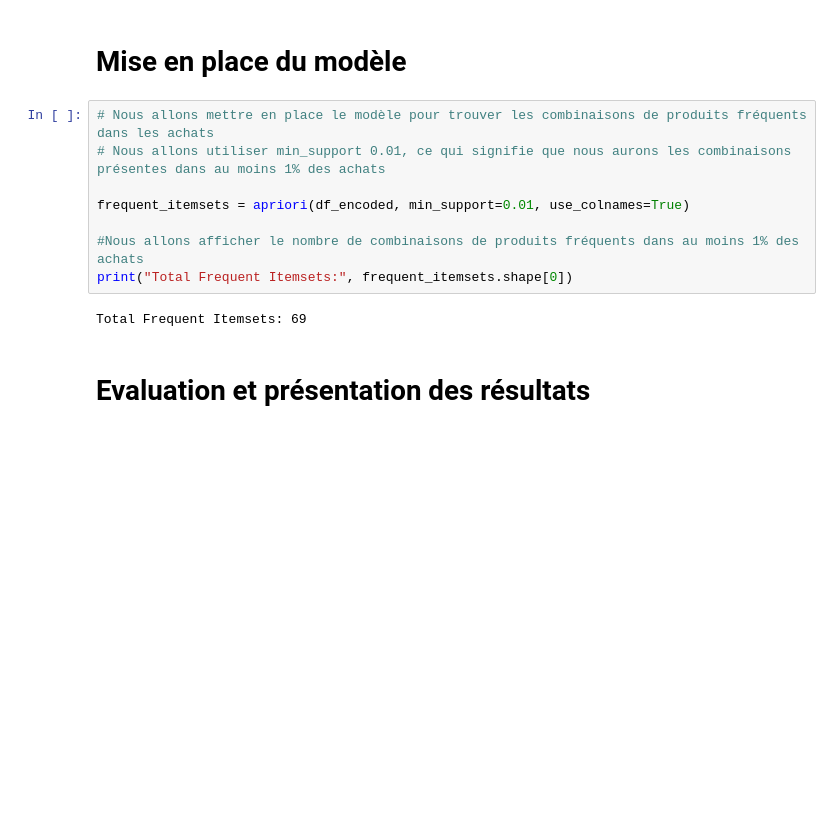
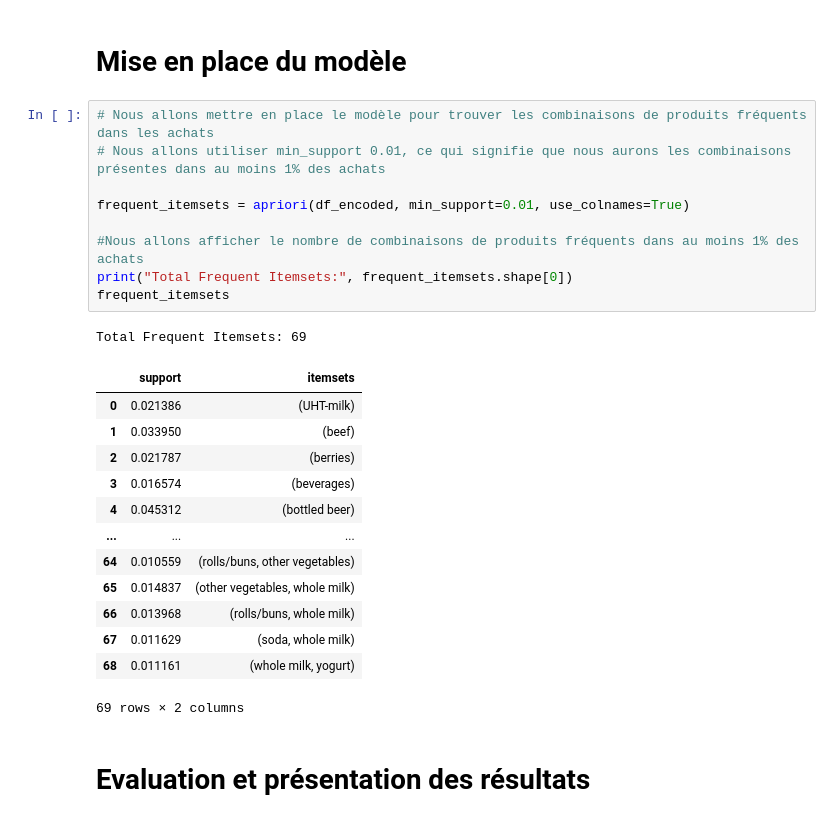
Before and after one commit to romarioben/implementation_apriori_Groupe4, a Jupyter notebook: implementation_apriori.ipynb, the cells around one changed output. Saved outputs shown, nothing was run; the diff lists cells and outputs as text; blank space fills up the shorter version.

```diff
--- a/implementation_apriori.ipynb
+++ b/implementation_apriori.ipynb
@@ -107,13 +136,27 @@ df_encoded.head()
 # %%
 # Nous allons mettre en place le modèle pour trouver les combinaisons de produits fréquents dans les achats
 # Nous allons utiliser min_support 0.01, ce qui signifie que nous aurons les combinaisons présentes dans au moins 1% des achats
 
 frequent_itemsets = apriori(df_encoded, min_support=0.01, use_colnames=True)
 
 #Nous allons afficher le nombre de combinaisons de produits fréquents dans au moins 1% des achats
 print("Total Frequent Itemsets:", frequent_itemsets.shape[0])
+frequent_itemsets
 # %% [output]
 Total Frequent Itemsets: 69
+|  | support | itemsets |
+| 0 | 0.021386 | (UHT-milk) |
+| 1 | 0.033950 | (beef) |
+| 2 | 0.021787 | (berries) |
+| 3 | 0.016574 | (beverages) |
+| 4 | 0.045312 | (bottled beer) |
+| ... | ... | ... |
+| 64 | 0.010559 | (rolls/buns, other vegetables) |
+| 65 | 0.014837 | (other vegetables, whole milk) |
+| 66 | 0.013968 | (rolls/buns, whole milk) |
+| 67 | 0.011629 | (soda, whole milk) |
+| 68 | 0.011161 | (whole milk, yogurt) |
+69 rows × 2 columns
 # %% [markdown]
 # Evaluation et présentation des résultats
 # %%
```
Also changed, not shown: parts of 5 cells of this notebook.
